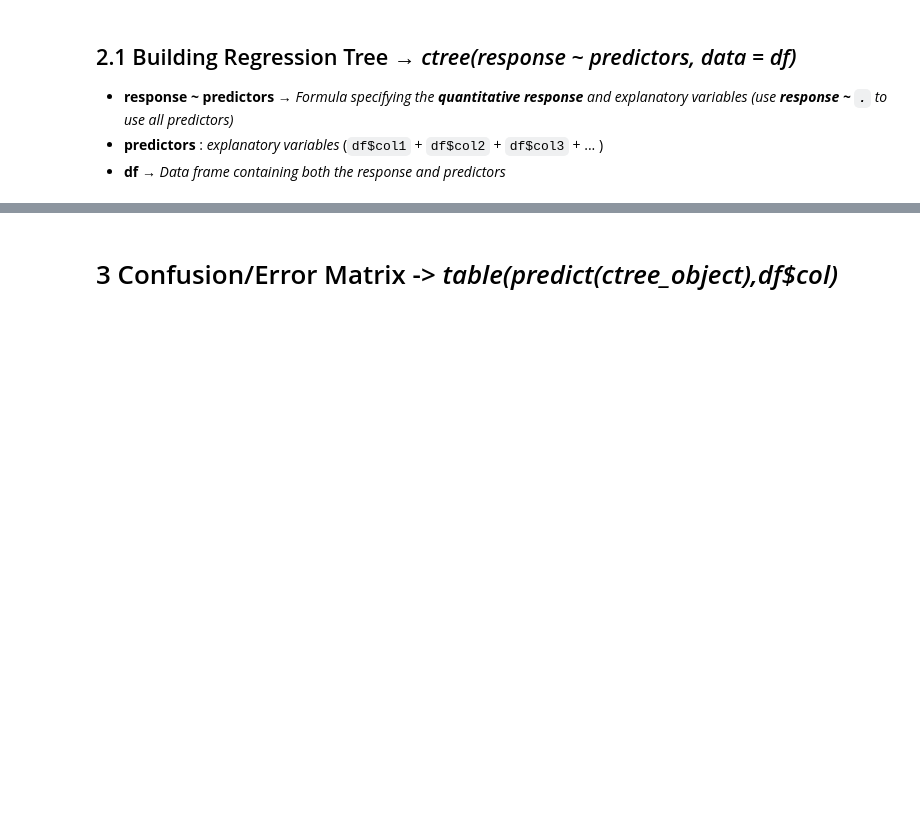
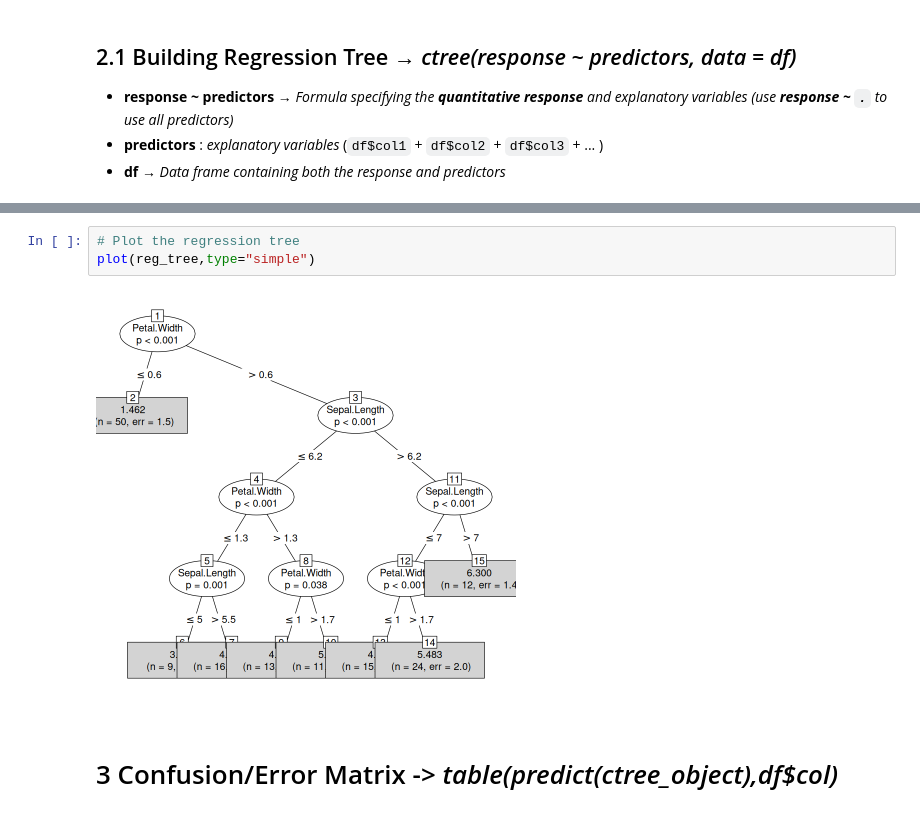
Before and after one commit to yaugot/ENV513_Multivariate_Statistics_in_R, a Jupyter notebook: Script4/Script4.ipynb, the cells around one changed output, grey strips where cells are left out. Saved outputs shown, nothing was run; the diff lists cells and outputs as text; blank space fills up the shorter version.

```diff
--- a/Script4/Script4.ipynb
+++ b/Script4/Script4.ipynb
@@ -147,3 +162,8 @@ plot(reg_tree)
+# %%
+# Plot the regression tree
+plot(reg_tree,type="simple")
+# %% [output]
+[figure, added]
 # %% [markdown]
 # 3 Confusion/Error Matrix -> *table(predict(ctree_object),df$col)*
 # %% [markdown]
```
Also changed, not shown: parts of 14 cells of this notebook, 4 other files.
